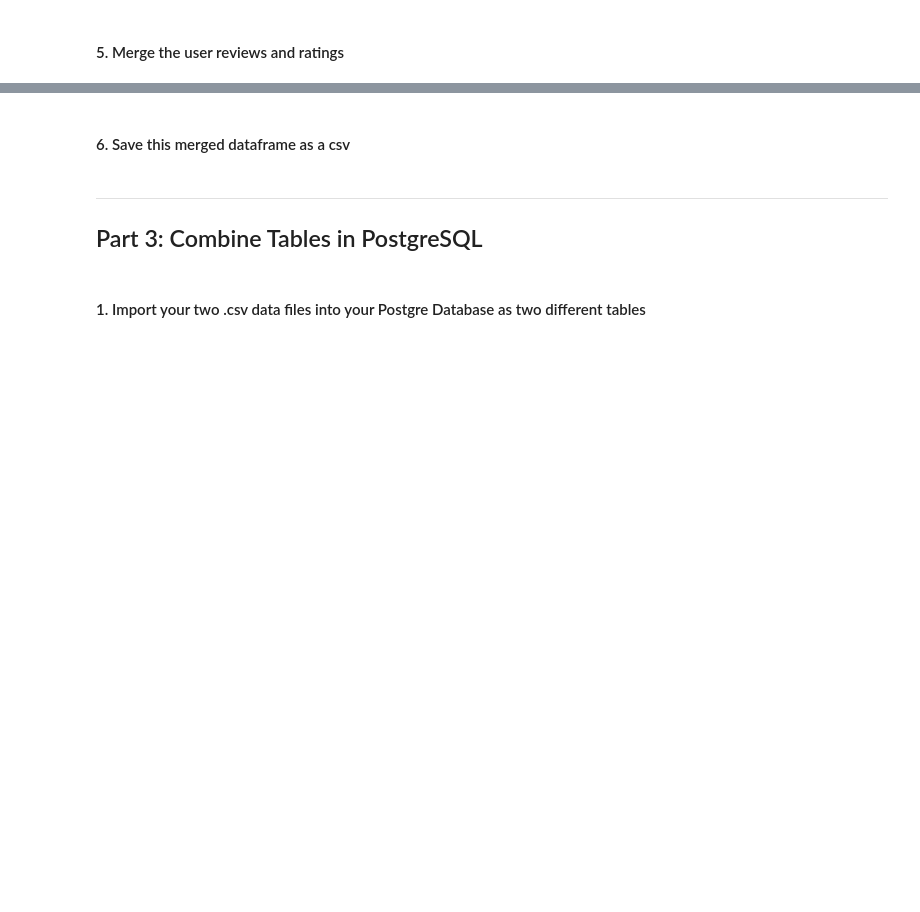
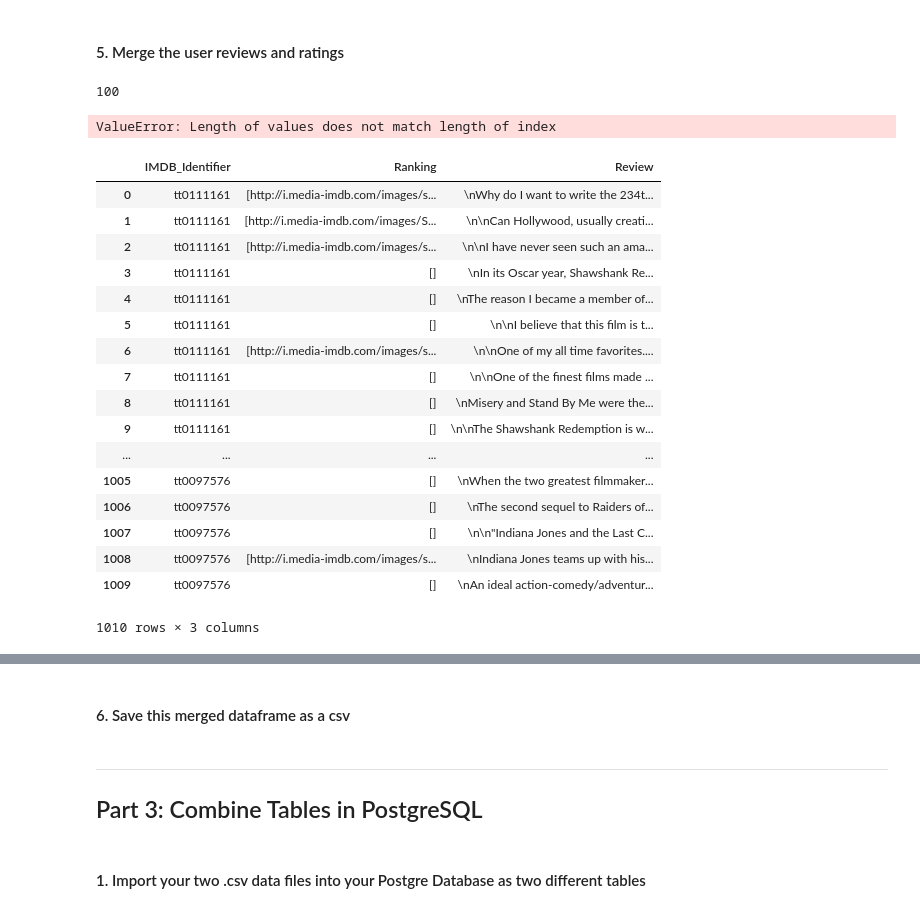
Before and after one commit to sambozek/DSI-SF-1-sebozek, a Jupyter notebook: projects/project-06/starter-code/starter-code.ipynb, the cells around one changed output, grey strips where cells are left out. Saved outputs shown, nothing was run; the diff lists cells and outputs as text; code cells hidden in the pictures; blank space fills up the shorter version.

```diff
--- a/projects/project-06/starter-code/starter-code.ipynb
+++ b/projects/project-06/starter-code/starter-code.ipynb
@@ -185,2 +308,32 @@ from sklearn.feature_extraction.text import TfidfVectorizer
 # %% [markdown]
 #### 5. Merge the user reviews and ratings
+# %%
+int(reviews.Ranking[0][0].replace('http://i.media-imdb.com/images/showtimes/',
+                              '').replace('.gif',''))
+# %% [output]
+100
+# %%
+reviews.apply(lambda x: x=np.NaN if reviews.Ranking)
+# %% [output]
+ValueError: Length of values does not match length of index
+# %%
+reviews
+# %% [output]
+|  | IMDB_Identifier | Ranking | Review |
+| 0 | tt0111161 | [http://i.media-imdb.com/images/s... | \nWhy do I want to write the 234t... |
+| 1 | tt0111161 | [http://i.media-imdb.com/images/S... | \n\nCan Hollywood, usually creati... |
+| 2 | tt0111161 | [http://i.media-imdb.com/images/s... | \n\nI have never seen such an ama... |
+| 3 | tt0111161 | [] | \nIn its Oscar year, Shawshank Re... |
+| 4 | tt0111161 | [] | \nThe reason I became a member of... |
+| 5 | tt0111161 | [] | \n\nI believe that this film is t... |
+| 6 | tt0111161 | [http://i.media-imdb.com/images/s... | \n\nOne of my all time favorites.... |
+| 7 | tt0111161 | [] | \n\nOne of the finest films made ... |
+| 8 | tt0111161 | [] | \nMisery and Stand By Me were the... |
+| 9 | tt0111161 | [] | \n\nThe Shawshank Redemption is w... |
+| ... | ... | ... | ... |
+| 1005 | tt0097576 | [] | \nWhen the two greatest filmmaker... |
+| 1006 | tt0097576 | [] | \nThe second sequel to Raiders of... |
+| 1007 | tt0097576 | [] | \n\n"Indiana Jones and the Last C... |
+| 1008 | tt0097576 | [http://i.media-imdb.com/images/s... | \nIndiana Jones teams up with his... |
+| 1009 | tt0097576 | [] | \nAn ideal action-comedy/adventur... |
+1010 rows × 3 columns
```
Also changed, not shown: parts of 16 cells of this notebook.
